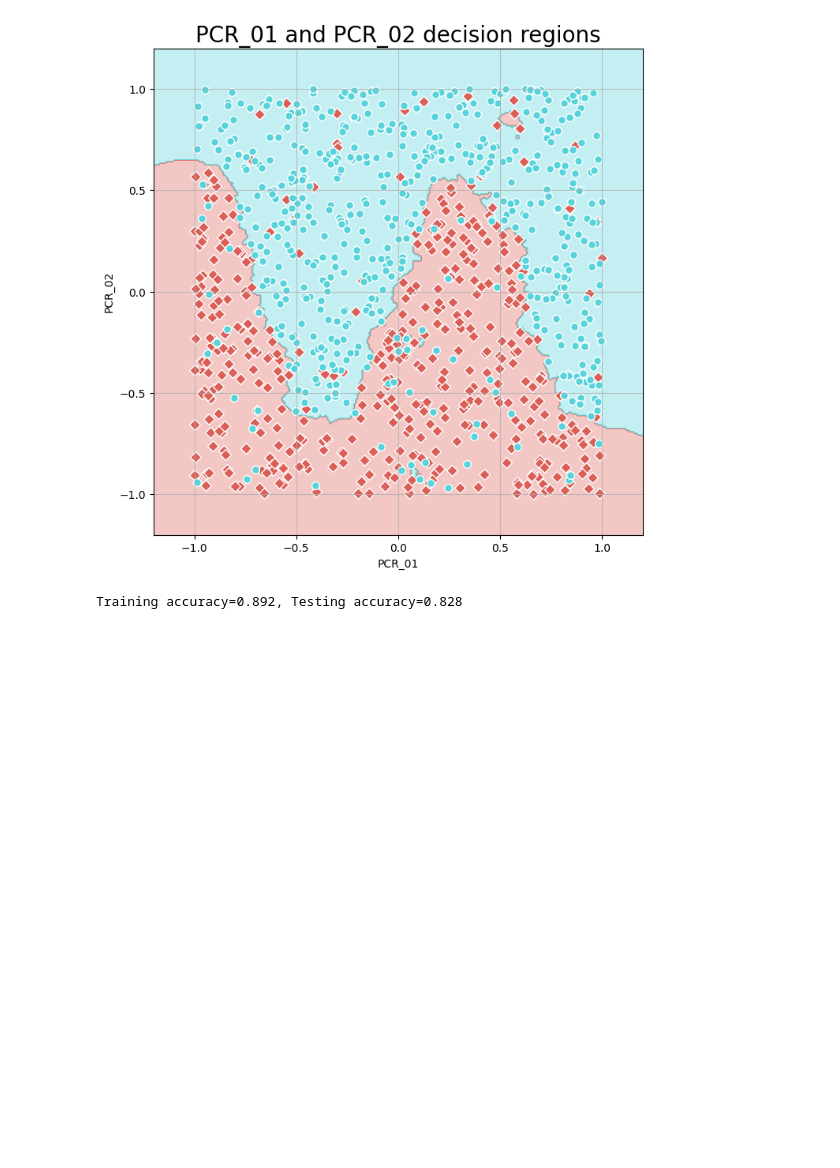
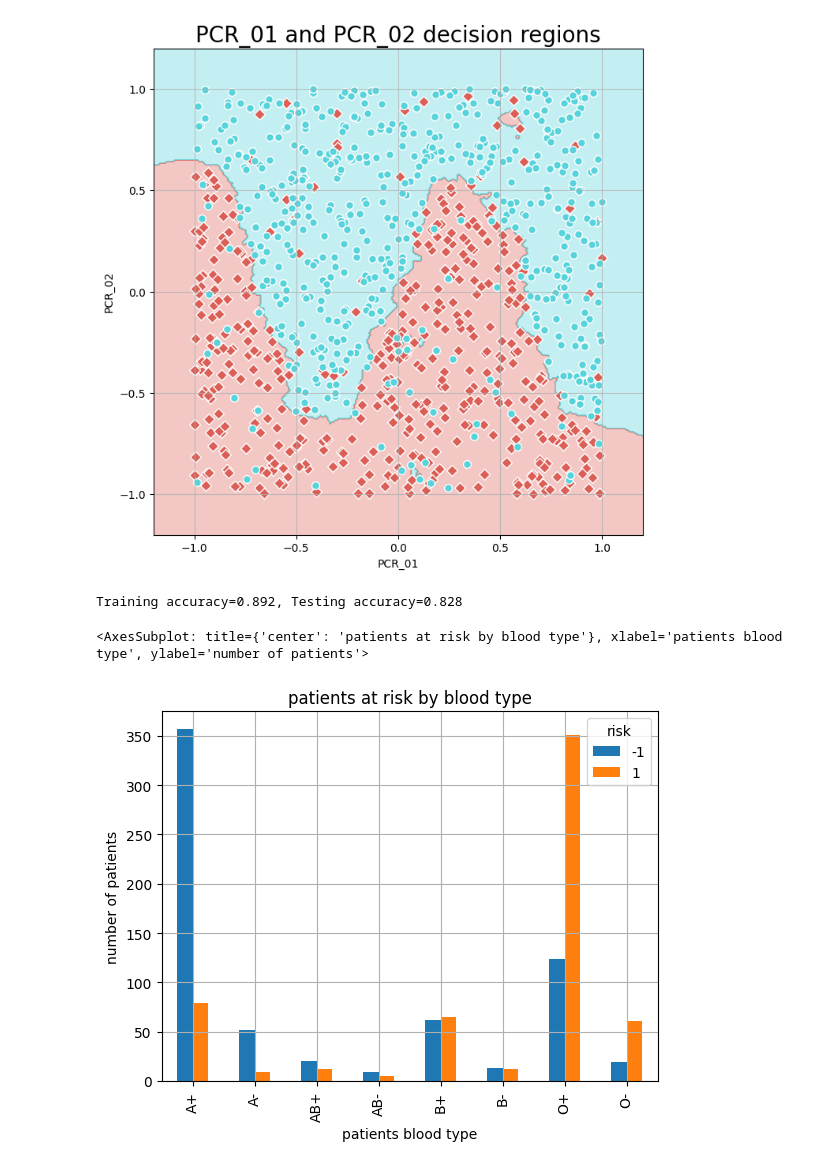
Before and after one commit to HayElmaliah/Intro-to-machine-learning-HW1-wet, a Jupyter notebook: Copy_of_HW1_template.ipynb, the cells around one changed output. Saved outputs shown, nothing was run; the diff lists cells and outputs as text; code cells hidden in the pictures; blank space fills up the shorter version.

```diff
--- a/Copy_of_HW1_template.ipynb
+++ b/Copy_of_HW1_template.ipynb
@@ -228,3 +228,8 @@ print(f'Training accuracy={train_acc}, Testing accuracy={test_acc}')
 # %% [output]
 [figure]
 Training accuracy=0.892, Testing accuracy=0.828
+# %%
+pd.crosstab(dataset['blood_type'], dataset['risk']).plot(kind='bar', title='patients at risk by blood type', xlabel='patients blood type', ylabel='number of patients', grid=True)
+# %% [output]
+<AxesSubplot: title={'center': 'patients at risk by blood type'}, xlabel='patients blood type', ylabel='number of patients'>
+[figure, added]
```
Also changed, not shown: parts of 4 cells of this notebook.
